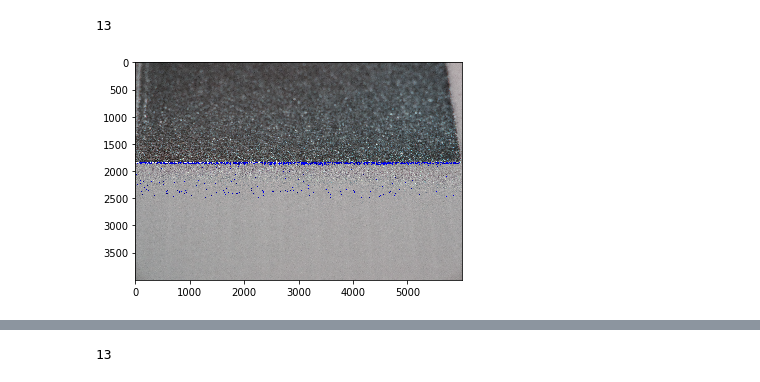
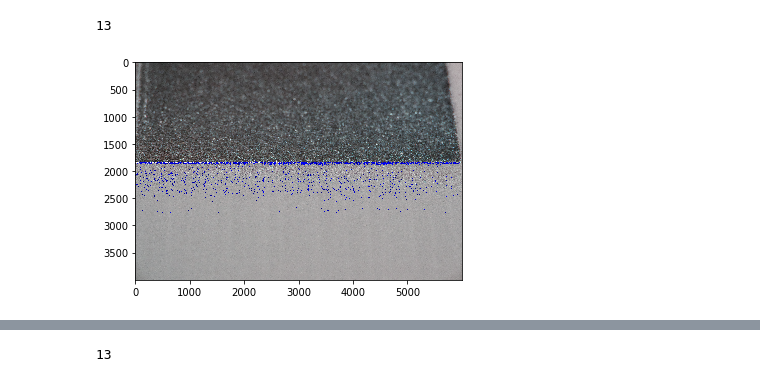
Before and after one commit to castrolin/image_proces, a Jupyter notebook: Combine_Figure.ipynb, the cells around one changed output, grey strips where cells are left out. Drawn from its saved outputs; the diff is of its cells as text; code cells hidden in the pictures.

```diff
--- a/Combine_Figure.ipynb
+++ b/Combine_Figure.ipynb
@@ -90,27 +90,67 @@ plt.show()
 # %%
 image_try = cv2.imread(r'image_spatter_area/6118.PNG')
 n= 0
 for i in np.arange(1840,2340):
     for j in np.arange(0,image_try.shape[1]):
         if out_2[n,j,2]!= 0:
             image_try[i,j,:]=out_2[n,j,:]
     n=n+1
 n= 0
+for i in np.arange(1700,2200):
+    for j in np.arange(0,image_try.shape[1]):
+        if out_1[n,j,2]!= 0:
+            image_try[i,j,:]=out_1[n,j,:]
+    n=n+1
+n= 0
+for i in np.arange(1800,2300):
+    for j in np.arange(0,image_try.shape[1]):
+        if out_1[n,j,2]!= 0:
+            image_try[i,j,:]=out_1[n,j,:]
+    n=n+1
+n= 0
+for i in np.arange(1900,2400):
+    for j in np.arange(0,image_try.shape[1]):
+        if out_1[n,j,2]!= 0:
+            image_try[i,j,:]=out_1[n,j,:]
+    n=n+1
+
+n= 0
 for i in np.arange(2000,2500):
     for j in np.arange(0,image_try.shape[1]):
         if out_1[n,j,2]!= 0:
             image_try[i,j,:]=out_1[n,j,:]
     n=n+1
 n= 0
-#for i in np.arange(2500,3000):
-    #for j in np.arange(0,image_try.shape[1]):
-        #if np.mean(out[n,j,2])!= 0:
-            #image_try[i,j,:]=out[n,j,:]
-    #n=n+1
+for i in np.arange(2100,2600):
+    for j in np.arange(0,image_try.shape[1]):
+        if out[n,j,2]!= 0:
+            image_try[i,j,:]=out[n,j,:]
+    n=n+1
+n= 0
+for i in np.arange(2200,2700):
+    for j in np.arange(0,image_try.shape[1]):
+        if out[n,j,2]!= 0:
+            image_try[i,j,:]=out[n,j,:]
+    n=n+1
+
+n= 0
+for i in np.arange(2300,2800):
+    for j in np.arange(0,image_try.shape[1]):
+        if out[n,j,2]!= 0:
+            image_try[i,j,:]=out[n,j,:]
+    n=n+1
+
+n=0
+for i in np.arange(2500,3000):
+    for j in np.arange(0,image_try.shape[1]):
+        if out[n,j,2]!= 0:
+            image_try[i,j,:]=out[n,j,:]
+    n=n+1
 
 #cv2.imshow('image',image_try)
 #cv2.waitKey(0)
+
 plt.imshow(image_try)
 plt.show()
 # %% [output]
-[figure, old version]
+[figure, new version]
```
Also changed, not shown: parts of 7 cells of this notebook, 2 other files.
